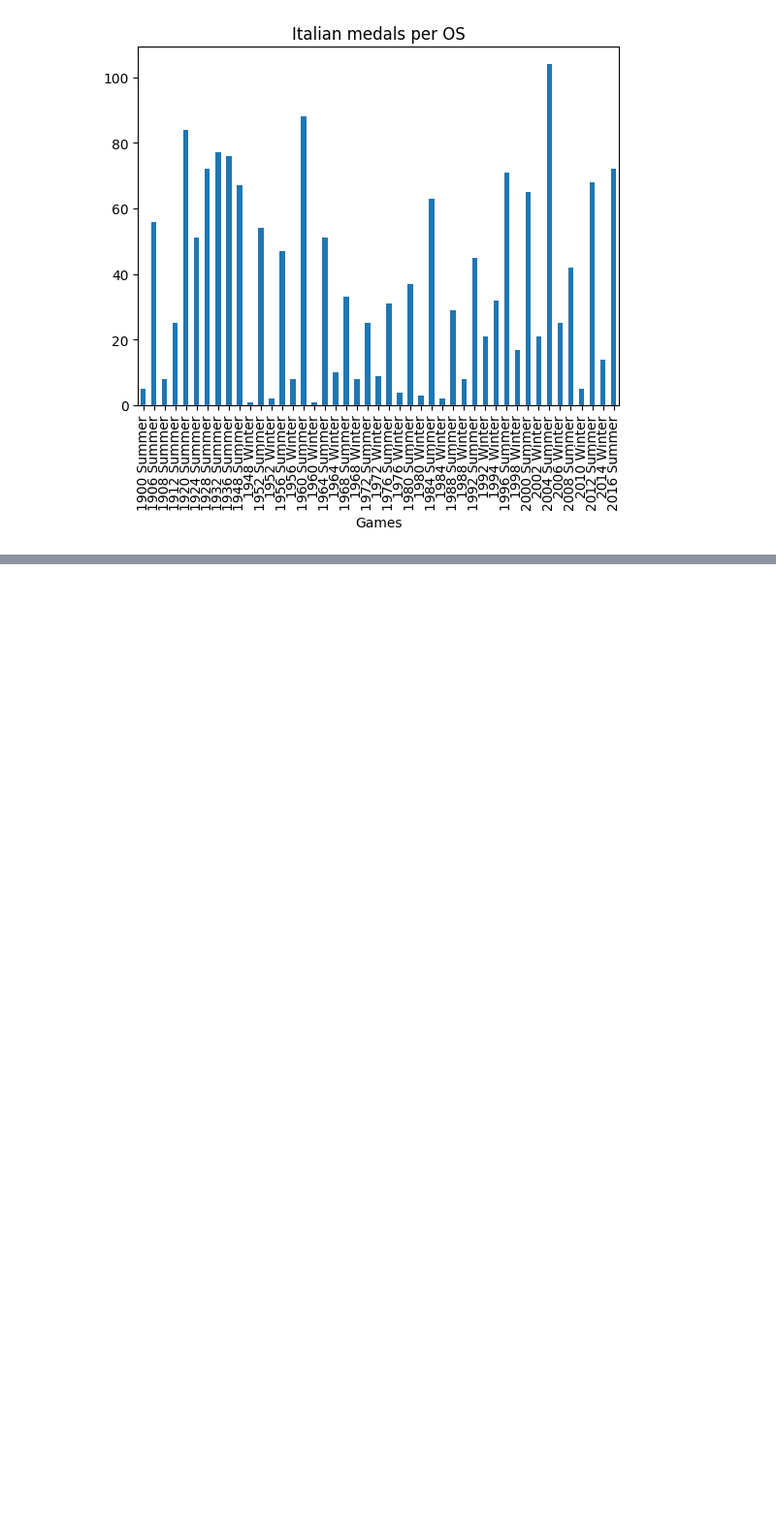
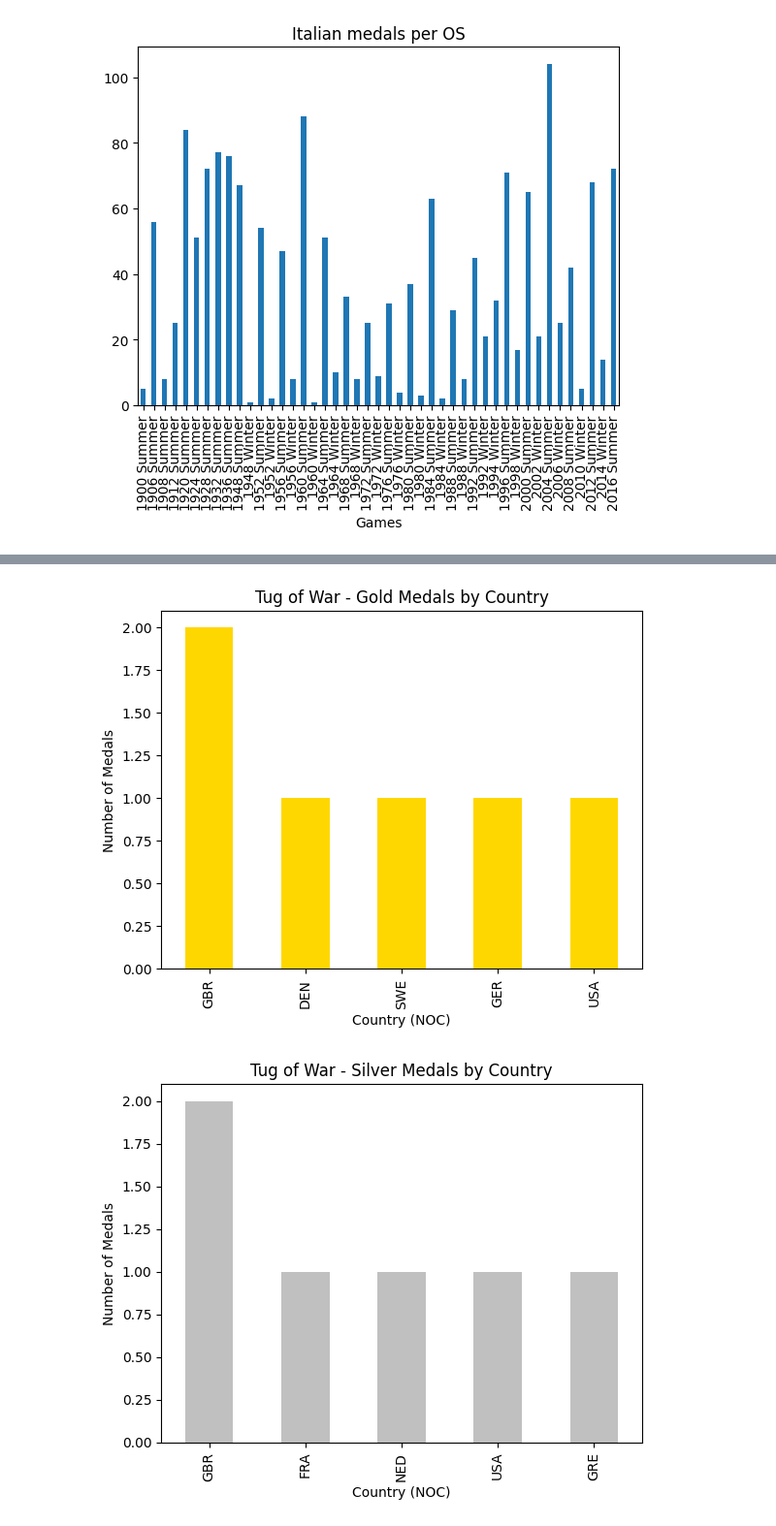
Before and after one commit to Aggisimov/Grupparbete_Italy, a Jupyter notebook: grupparbete.ipynb, the cells around one changed output, grey strips where cells are left out. Shown at 97% size. Saved outputs shown, nothing was run; the diff lists cells and outputs as text; code cells hidden in the pictures; blank space fills up the shorter version.

```diff
--- a/grupparbete.ipynb
+++ b/grupparbete.ipynb
@@ -177,0 +172,18 @@ plt.show()
+# %%
+df_ToW = df[df['Sport'] == 'Tug-Of-War']
+df_ToW_cleaned = df_ToW.drop_duplicates(subset=['Team', 'Year', 'Season'])
+# %%
+
+Gold_medals = df_ToW_cleaned['NOC'][df['Medal'] == 'Gold'].value_counts()
+Silver_medals = df_ToW_cleaned['NOC'][df['Medal'] == 'Silver'].value_counts()
+Bronze_medals = df_ToW_cleaned['NOC'][df['Medal'] == 'Bronze'].value_counts()
+
+for medal, color in zip([Gold_medals, Silver_medals, Bronze_medals], ['gold', 'silver', 'brown']):
+    medal.plot(kind='bar', color=color)
+    plt.title(f"Tug of War - {color.capitalize()} Medals by Country")
+    plt.xlabel("Country (NOC)")
+    plt.ylabel("Number of Medals")
+    plt.show()
+# %% [output]
+[figure, added]
+[figure, added]
```
Also changed, not shown: parts of 8 cells of this notebook.
